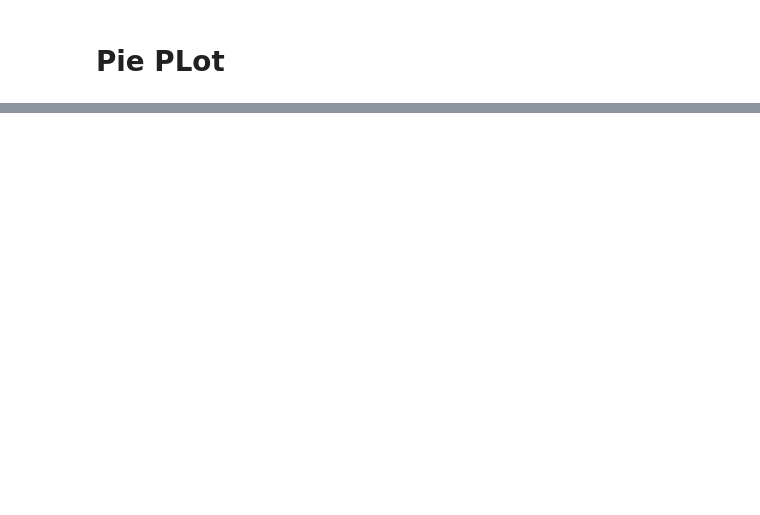
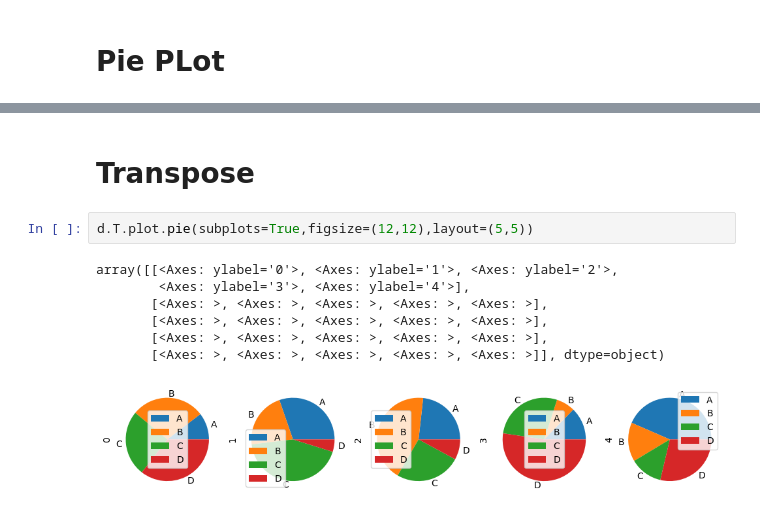
Before and after one commit to Vijay8185/Assignments, a Jupyter notebook: Pandas_Plotting_Assignment.ipynb, the cells around one changed output, grey strips where cells are left out. Saved outputs shown, nothing was run; the diff lists cells and outputs as text; blank space fills up the shorter version.

```diff
--- a/Pandas_Plotting_Assignment.ipynb
+++ b/Pandas_Plotting_Assignment.ipynb
@@ -53,0 +54,12 @@ plt.show()
+# %% [markdown]
+# Transpose
+# %%
+d.T.plot.pie(subplots=True,figsize=(12,12),layout=(5,5))
+# %% [output]
+array([[<Axes: ylabel='0'>, <Axes: ylabel='1'>, <Axes: ylabel='2'>,
+        <Axes: ylabel='3'>, <Axes: ylabel='4'>],
+       [<Axes: >, <Axes: >, <Axes: >, <Axes: >, <Axes: >],
+       [<Axes: >, <Axes: >, <Axes: >, <Axes: >, <Axes: >],
+       [<Axes: >, <Axes: >, <Axes: >, <Axes: >, <Axes: >],
+       [<Axes: >, <Axes: >, <Axes: >, <Axes: >, <Axes: >]], dtype=object)
+[figure, added]
```
Also changed, not shown: parts of 6 cells of this notebook.
